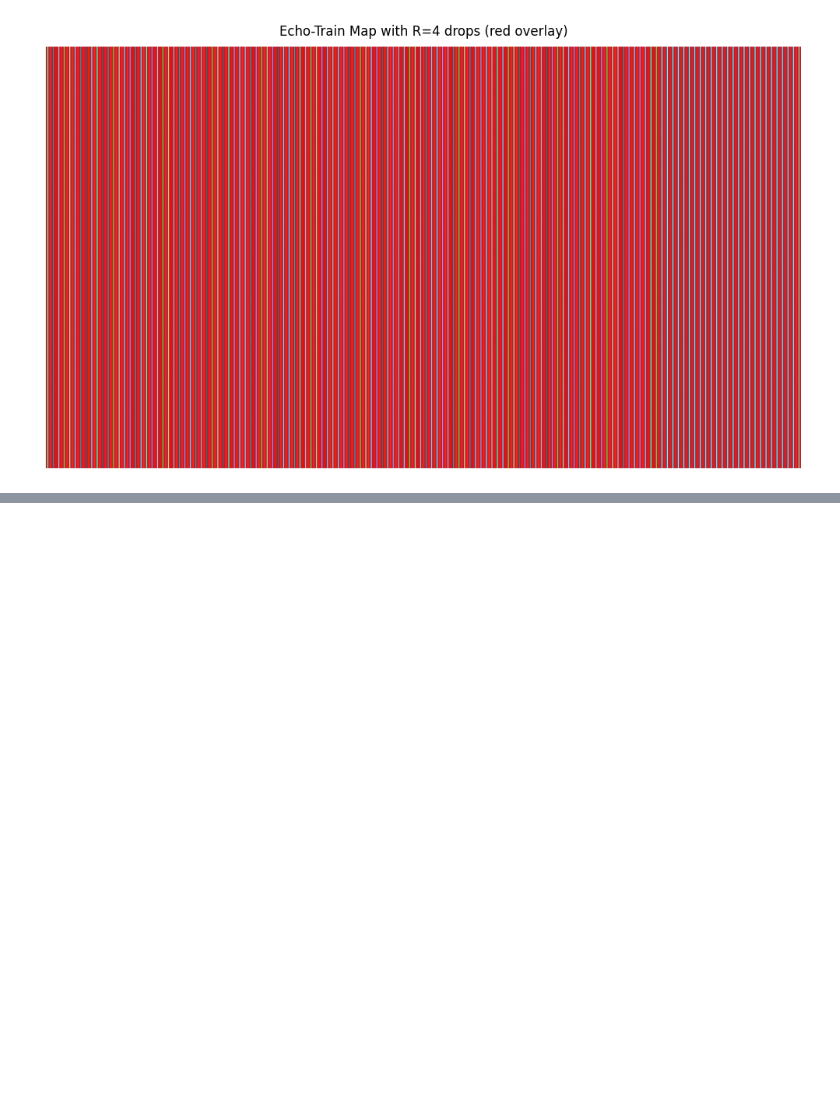
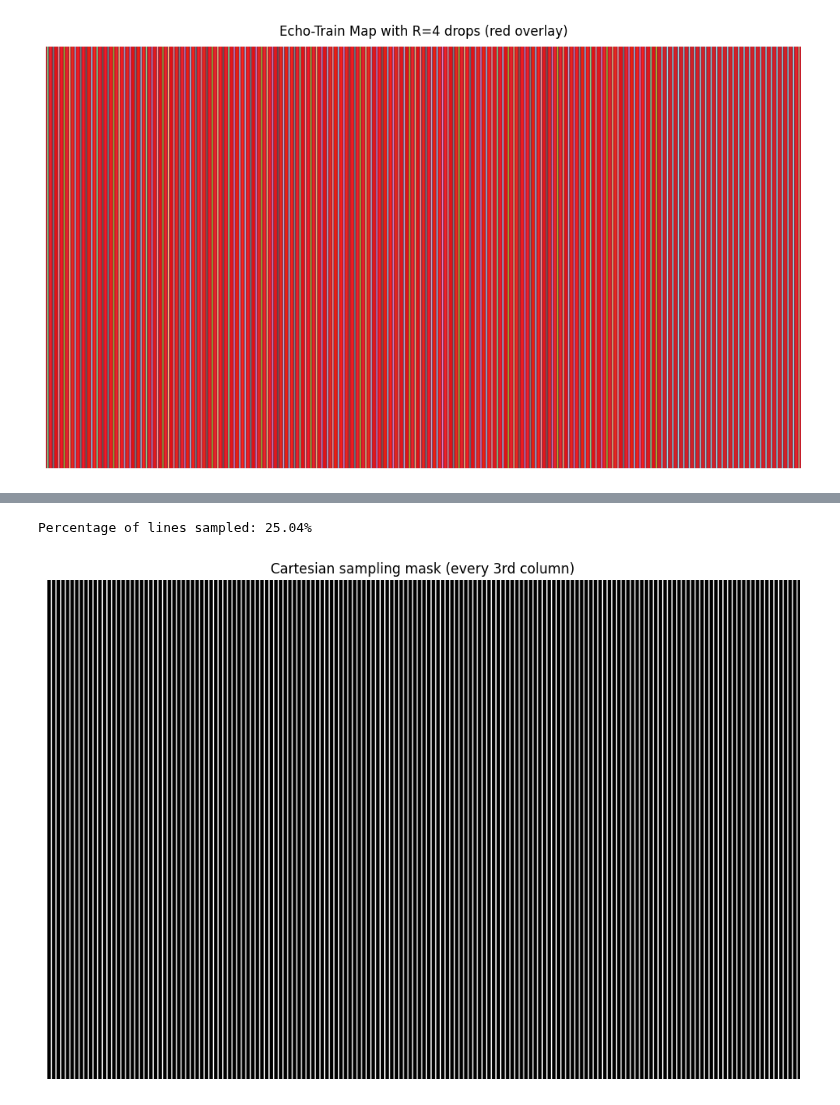
Before and after one commit to Quintin1995/Uncertainty-Quantification-Prostate-MRI, a Jupyter notebook: scripts/13_view_echo_train_idxs.ipynb, the cells around one changed output, grey strips where cells are left out. Saved outputs shown, nothing was run; the diff lists cells and outputs as text; code cells hidden in the pictures; blank space fills up the shorter version.

```diff
--- a/scripts/13_view_echo_train_idxs.ipynb
+++ b/scripts/13_view_echo_train_idxs.ipynb
@@ -98,0 +114,39 @@ New echo-train → kept columns mapping after R=4 subsampling:
+# %%
+# This function became methodologically obsolete.
+
+def build_cartesian_mask(kspace_shape: tuple, acceleration: int) -> np.ndarray:
+    """
+    Generate a 2D Cartesian sampling mask by uniformly subsampling columns.
+
+    Parameters
+    ----------
+    kspace_shape : tuple of int
+        Full k-space shape, e.g. (n_slices, n_coils, n_rows, n_cols) or (n_rows, n_cols).
+    acceleration : int
+        Cartesian acceleration factor (e.g. 3 → keep every 3rd column).
+
+    Returns
+    -------
+    mask : ndarray of bool, shape (n_rows, n_cols)
+    """
+    n_rows, n_cols = kspace_shape[-2], kspace_shape[-1]
+    mask = np.zeros((n_rows, n_cols), dtype=bool)
+    mask[:, ::acceleration] = True
+
+    # percentage of lines sampled. We compute it emperically based on the mask
+    percentage_sampled = np.sum(mask) / (n_rows * n_cols)
+    print(f"Percentage of lines sampled: {percentage_sampled:.2%}")
+
+    return mask
+
+# Example usage:
+mask = build_cartesian_mask((30, 20, 768, 651), acceleration=4)
+
+plt.figure(figsize=(12, 8))
+plt.imshow(mask, cmap='gray', aspect='auto')
+plt.title("Cartesian sampling mask (every 3rd column)", color='black')
+plt.axis('off')
+plt.show()
+# %% [output]
+Percentage of lines sampled: 25.04%
+[figure, added]
```
Also changed, not shown: parts of 4 cells of this notebook, 2 other files.
